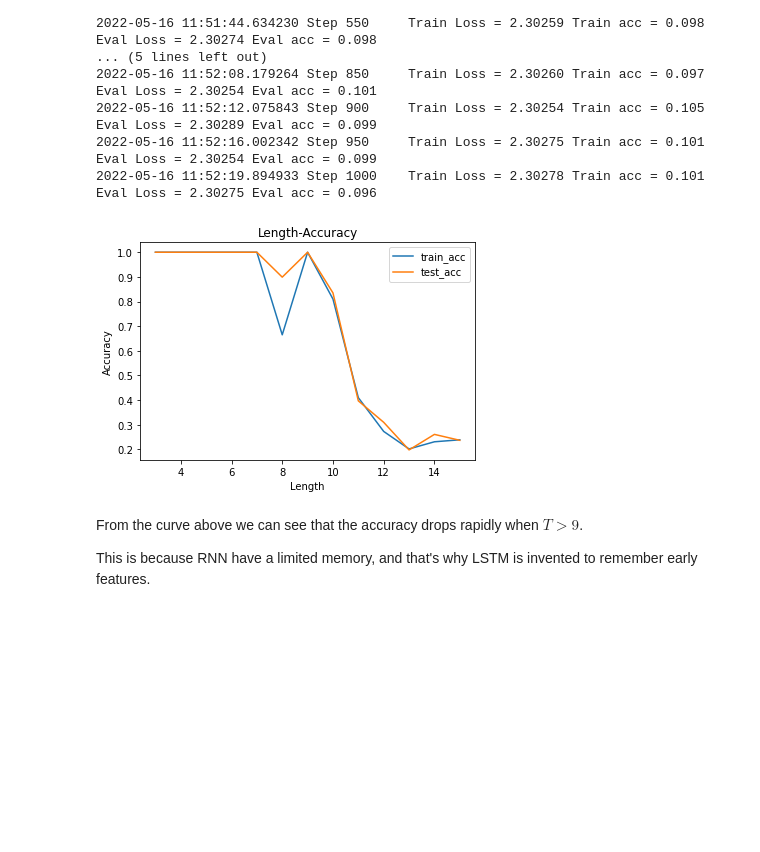
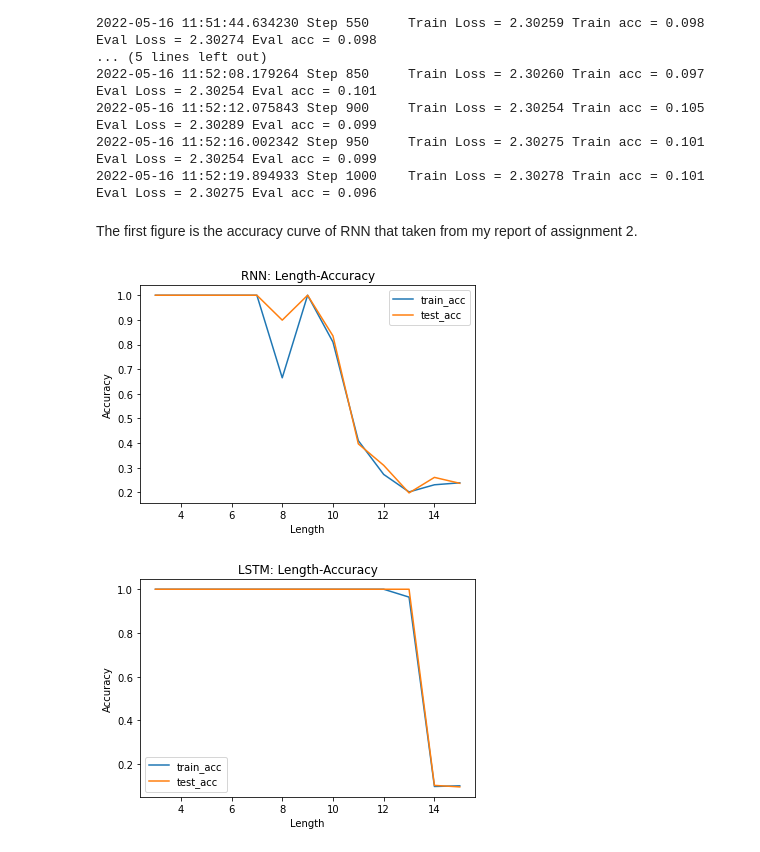
Before and after one commit to XDZhelheim/CS324-DeepLearning-Lab, a Jupyter notebook: Assignment3/Part 1/part1.ipynb, the cells around one changed output. Drawn from its saved outputs; the diff is of its cells as text; code cells hidden in the pictures; blank space fills up the shorter version.

```diff
--- a/Assignment3/Part 1/part1.ipynb
+++ b/Assignment3/Part 1/part1.ipynb
@@ -294,22 +318,34 @@ Comparison on $T=3..15$
 2022-05-16 11:52:12.075843 Step 900     Train Loss = 2.30254 Train acc = 0.105  Eval Loss = 2.30289 Eval acc = 0.099
 2022-05-16 11:52:16.002342 Step 950     Train Loss = 2.30275 Train acc = 0.101  Eval Loss = 2.30254 Eval acc = 0.099
 2022-05-16 11:52:19.894933 Step 1000    Train Loss = 2.30278 Train acc = 0.101  Eval Loss = 2.30275 Eval acc = 0.096
+# %% [markdown]
+The first figure is the accuracy curve of RNN that taken from my report of assignment 2.
 # %%
 import matplotlib.pyplot as plt
 
 train_acc_list = [1, 1, 1, 1, 1, 0.665, 1, 0.81, 0.41, 0.273, 0.202, 0.231, 0.239]
 test_acc_list = [1, 1, 1, 1, 1, 0.899, 1, 0.835, 0.397, 0.310, 0.198, 0.261, 0.237]
 
 plt.plot(range(3, 16), train_acc_list, "-", label="train_acc")
 plt.plot(range(3, 16), test_acc_list, "-", label="test_acc")
-plt.title("Length-Accuracy")
+plt.title("RNN: Length-Accuracy")
 plt.xlabel("Length")
 plt.ylabel("Accuracy")
 plt.legend()
 plt.show()
+
+# -------------------------------------
+
+train_acc_list = [1, 1, 1, 1, 1, 1, 1, 1, 1, 1, 0.964, 0.098, 0.101]
+test_acc_list = [1, 1, 1, 1, 1, 1, 1, 1, 1, 1, 1, 0.103, 0.096]
+
+plt.plot(range(3, 16), train_acc_list, "-", label="train_acc")
+plt.plot(range(3, 16), test_acc_list, "-", label="test_acc")
+plt.title("LSTM: Length-Accuracy")
+plt.xlabel("Length")
+plt.ylabel("Accuracy")
+plt.legend()
+plt.show()
 # %% [output]
-[figure, old version]
+[figure, new version]
+[figure, added]
-# %% [markdown]
-From the curve above we can see that the accuracy drops rapidly when $T>9$.
-
-This is because RNN have a limited memory, and that's why LSTM is invented to remember early features.
```
Also changed, not shown: parts of 4 cells of this notebook, 1 other file.
